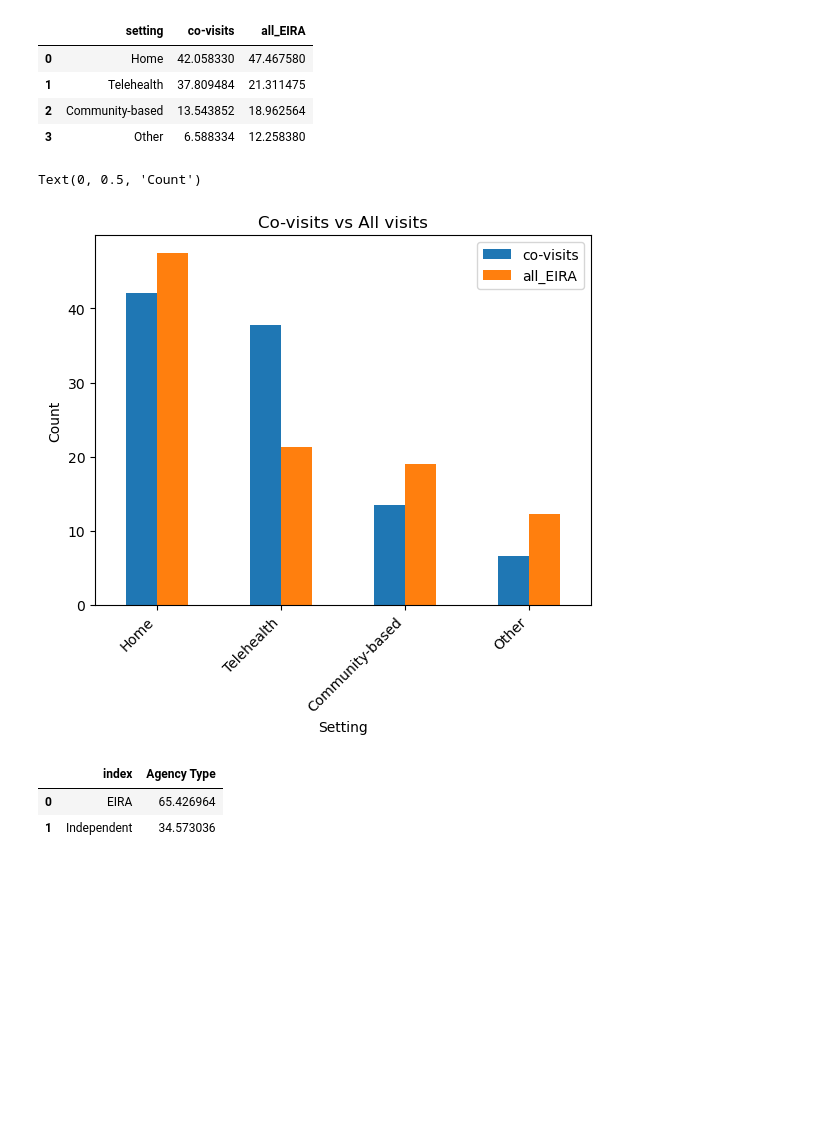
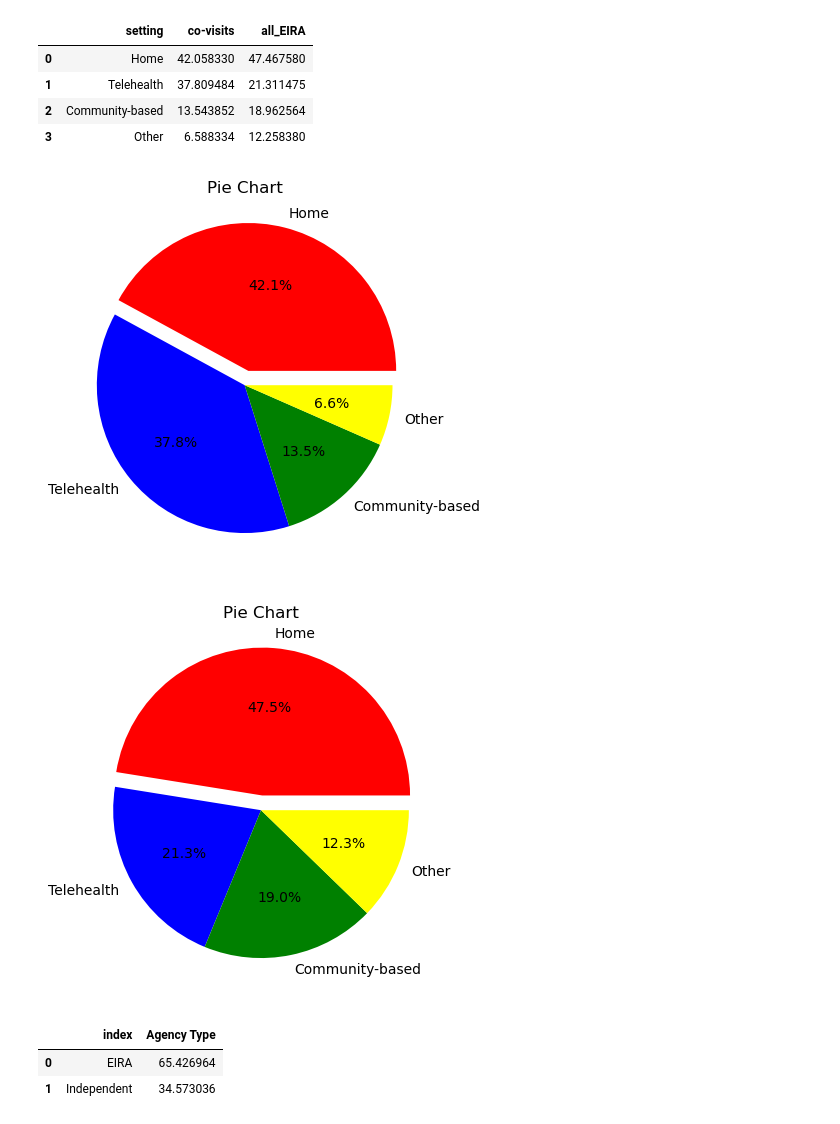
Before and after one commit to NSS-Data-Analytics-Cohort-8/teis_da8_1-dadboddenims, a Jupyter notebook: notebook/teis_data_explora.ipynb, the cells around one changed output. Drawn from its saved outputs; the diff is of its cells as text; code cells hidden in the pictures; blank space fills up the shorter version.

```diff
--- a/notebook/teis_data_explora.ipynb
+++ b/notebook/teis_data_explora.ipynb
@@ -486,19 +486,26 @@ a2
 | 1 | Telehealth | 37.809484 | 21.311475 |
 | 2 | Community-based | 13.543852 | 18.962564 |
 | 3 | Other | 6.588334 | 12.258380 |
-# %%
-ax= a2.plot(x='setting',
-        kind='bar',
-        stacked=False,
-        title='Co-visits vs All visits')
-ax.set_xticklabels(a2['setting'], rotation=45, ha='right')
-
-
-ax.set_xlabel('Setting')
-ax.set_ylabel('Count')
-# %% [output]
-Text(0, 0.5, 'Count')
-[figure, removed]
+# %%
+values1 = a2['co-visits'].values
+labels1 = a2['setting'].values
+colors1 = ['red', 'blue', 'green', 'yellow']
+explode1 = (0.1, 0, 0, 0)
+plt.pie(values1, labels=labels1, colors=colors1, explode=explode1, autopct='%1.1f%%')
+plt.title('Pie Chart')
+plt.show()
+# %% [output]
+[figure, added]
+# %%
+values2 = a2['all_EIRA'].values
+labels2 = a2['setting'].values
+colors2 = ['red', 'blue', 'green', 'yellow']
+explode2 = (0.1, 0, 0, 0)
+plt.pie(values2, labels=labels2, colors=colors2, explode=explode2, autopct='%1.1f%%')
+plt.title('Pie Chart')
+plt.show()
+# %% [output]
+[figure, added]
 # %%
 agency_type
 # %% [output]
```
